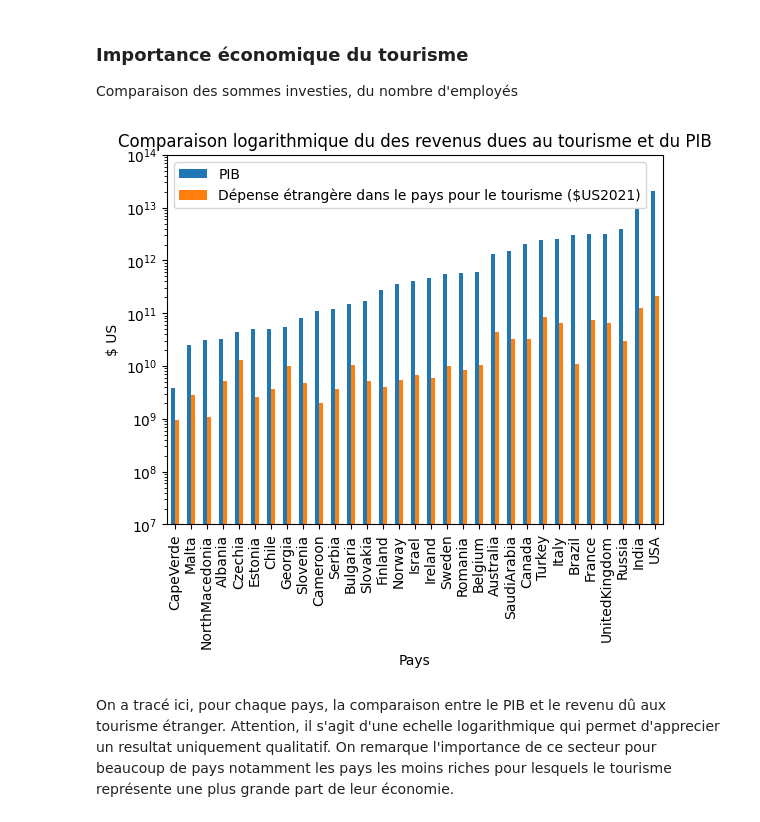
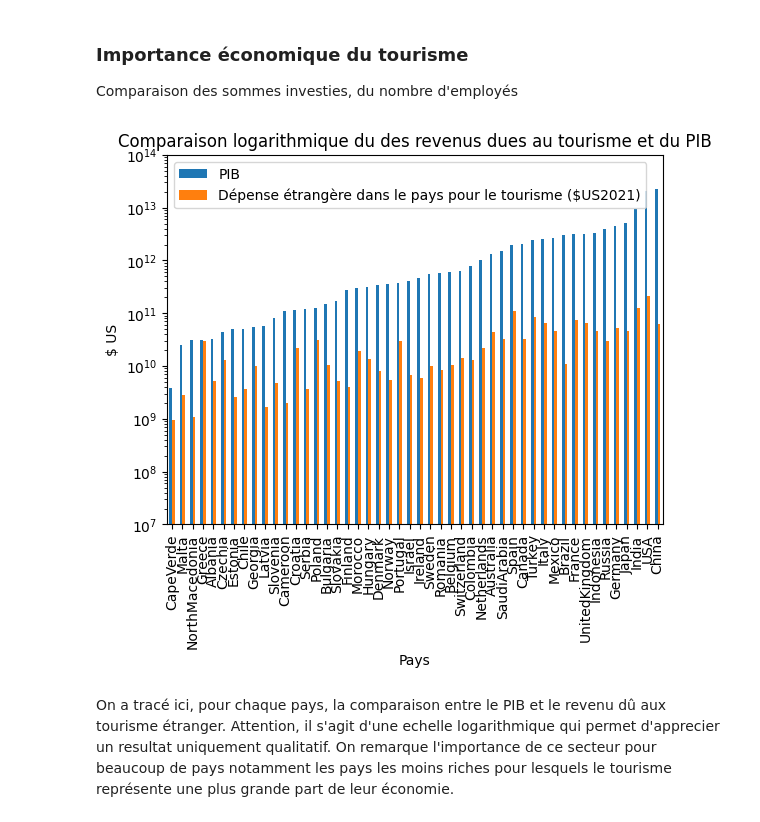
Before and after one commit to BONNET-Quentin/Projet-info, a Jupyter notebook: Projet.ipynb, the cells around one changed output. Drawn from its saved outputs; the diff is of its cells as text; code cells hidden in the pictures.

```diff
--- a/Projet.ipynb
+++ b/Projet.ipynb
@@ -85,16 +85,17 @@ On constate que tous les pays ne se valent pas : notamment la France, l'Espagne,
 
 Comparaison des sommes investies, du nombre d'employés
 # %%
-depenses = df.loc[df["Dépense étrangère dans le pays pour le tourisme ($US2021)"].notna() & df["PIB / habitant"], ["Pays","Dépense étrangère dans le pays pour le tourisme ($US2021)","PIB / habitant","Population","PIB", "Part du tourisme dans le PIB"]]
+depenses = df.loc[df["Dépense étrangère dans le pays pour le tourisme ($US2021)"].notna() & df["PIB / habitant"].notna(), ["Pays","Dépense étrangère dans le pays pour le tourisme ($US2021)","PIB / habitant","Population","PIB", "Part du tourisme dans le PIB"]]
 depenses=depenses[depenses["Pays"]!="Luxembourg"]
 depenses=depenses[depenses["Pays"]!="Iceland"]
 depenses=depenses[depenses["Pays"]!="Austria"]
+depenses=depenses[depenses["Pays"]!="Cyprus"]
 depenses = depenses.sort_values(by="PIB")
 graph=depenses.plot.bar(x="Pays", y=["PIB","Dépense étrangère dans le pays pour le tourisme ($US2021)"], log=True, rot=90)
 graph.set(ylim=(10**7,10**14), title="Comparaison logarithmique du des revenus dues au tourisme et du PIB", ylabel="$ US", xlabel="Pays")
 plt.show()
 # %% [output]
-[figure, old version]
+[figure, new version]
 # %% [markdown]
 On a tracé ici, pour chaque pays, la comparaison entre le PIB et le revenu dû aux tourisme étranger. Attention, il s'agit d'une echelle logarithmique qui permet d'apprecier un resultat uniquement qualitatif.
 On remarque l'importance de ce secteur pour beaucoup de pays notamment les pays les moins riches pour lesquels le tourisme représente une plus grande part de leur économie.
```
Also changed, not shown: parts of 9 cells of this notebook, 1 other file.
